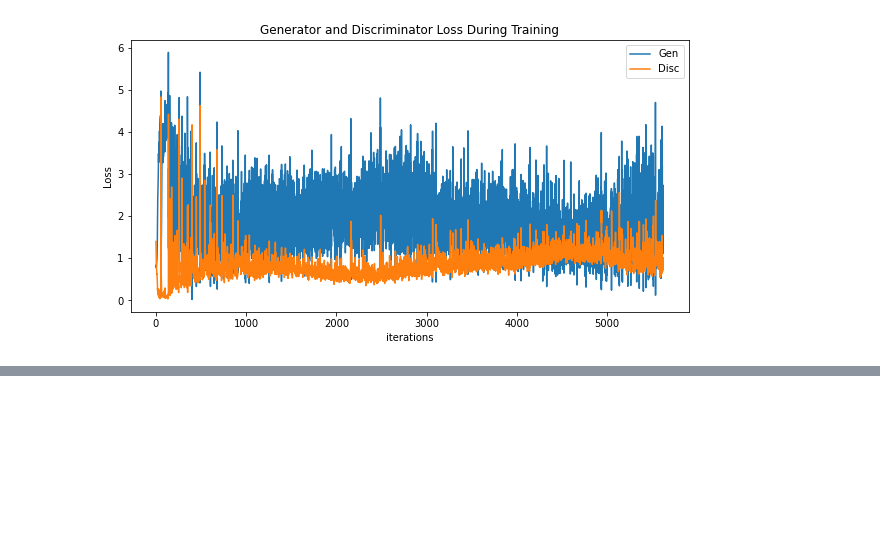
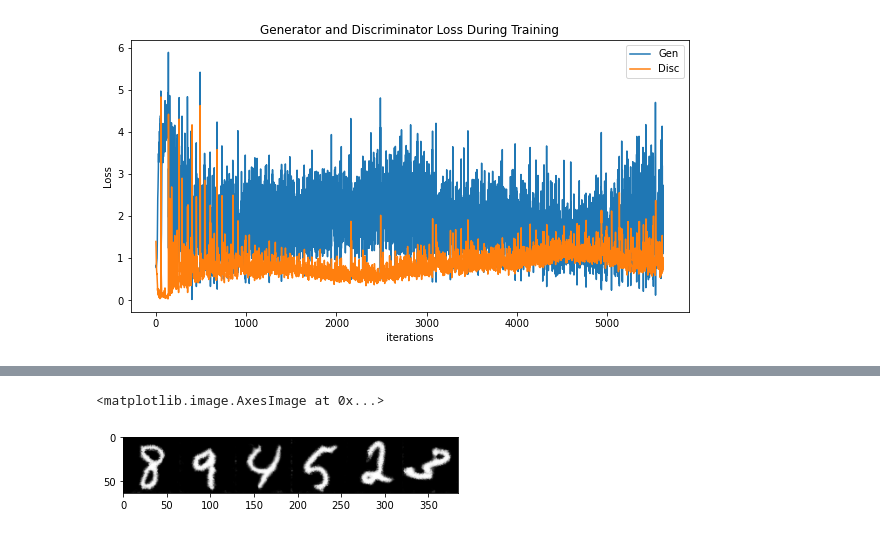
Before and after one commit to Mainakdeb/deceptive-digits, a Jupyter notebook: deceptive-digits.ipynb, the cells around one changed output, grey strips where cells are left out. Saved outputs shown, nothing was run; the diff lists cells and outputs as text; code cells hidden in the pictures; blank space fills up the shorter version.

```diff
--- a/deceptive-digits.ipynb
+++ b/deceptive-digits.ipynb
@@ -453,3 +462,15 @@ for i in range(0,10):
     im = plt.imread("interpolation_"+str(i)+".png")
     plt.imshow(im)
     plt.show()
+# %%
+def generate_image_with_multiple_digits(digits):
+  gen_list=[]
+  for dig in str(digits):
+    gen_list.append(generate_digit_from_label(int(dig)))
+  vis = np.concatenate((gen_list), axis=1)
+  return(vis)
+
+plt.imshow(generate_image_with_multiple_digits(894523), cmap='gray')
+# %% [output]
+<matplotlib.image.AxesImage at 0x...>
+[figure, added]
```
Also changed, not shown: parts of 8 cells of this notebook.
